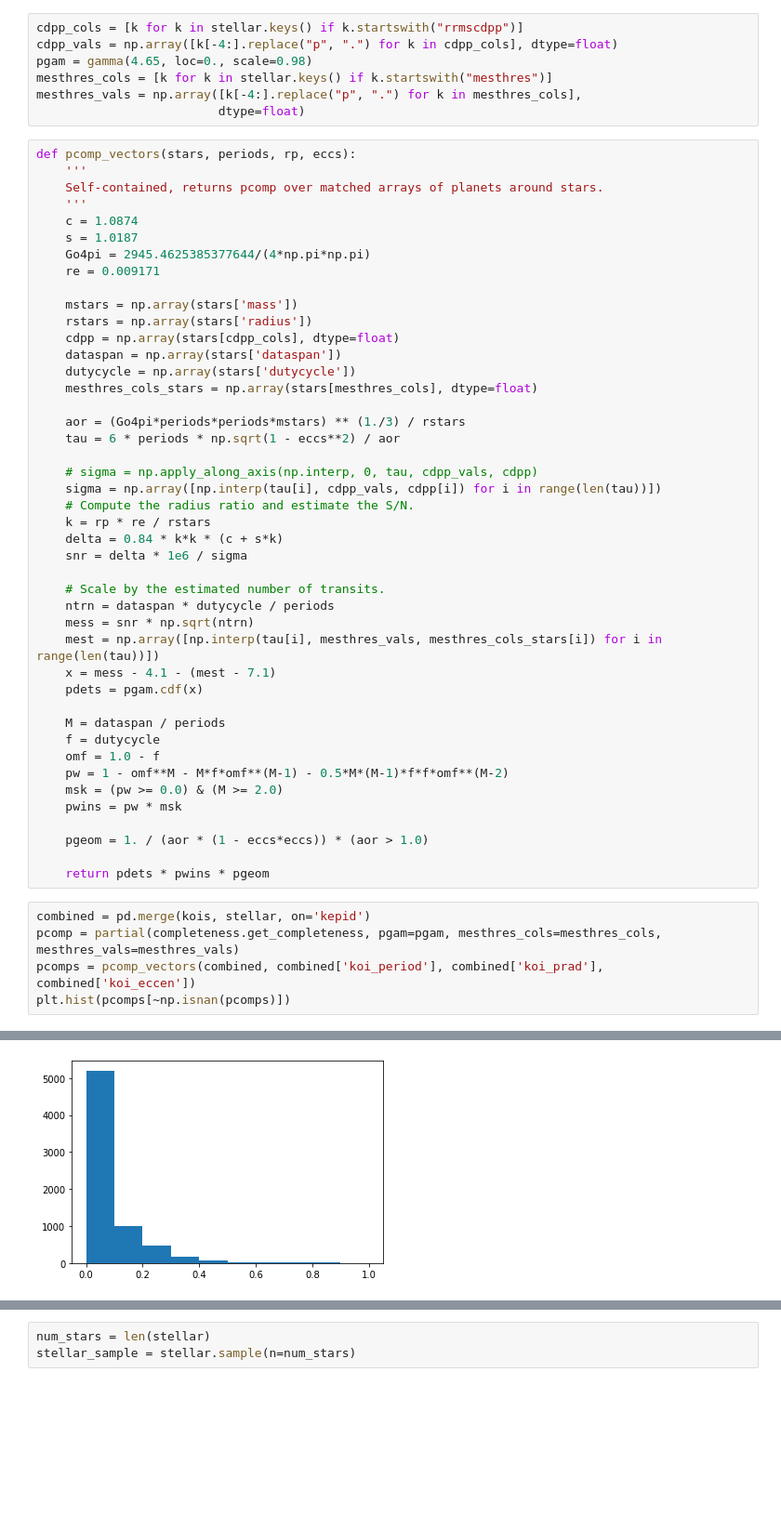
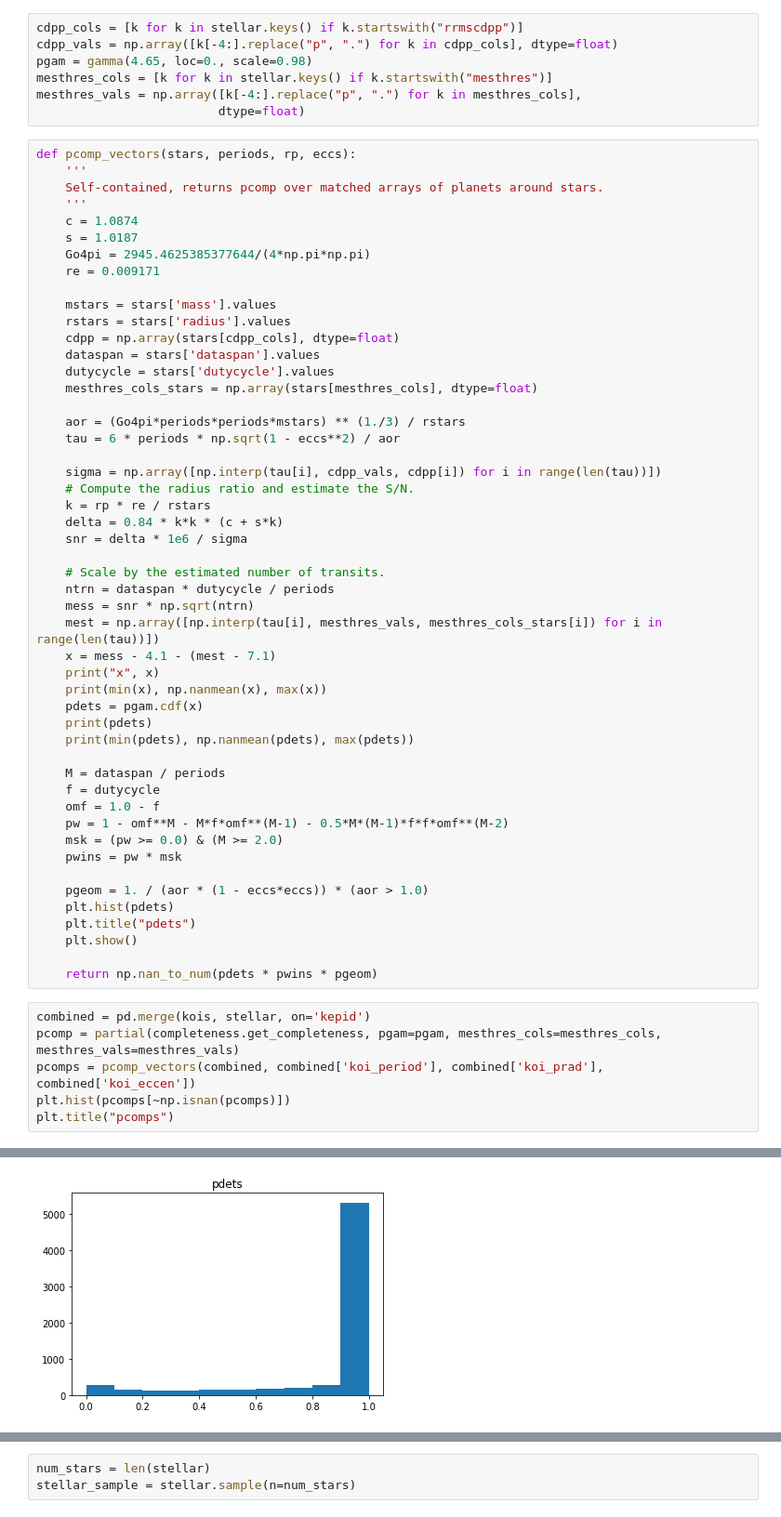
Before and after one commit to aditya-sengupta/exosyssim-prototyping, a Jupyter notebook: notebooks/occurrence_abc.ipynb, the cells around one changed output, grey strips where cells are left out. Shown: that part at 93% size. Saved outputs shown, nothing was run; the diff lists cells and outputs as text; blank space fills up the shorter version.

```diff
--- a/notebooks/occurrence_abc.ipynb
+++ b/notebooks/occurrence_abc.ipynb
@@ -113,17 +116,16 @@ def pcomp_vectors(stars, periods, rp, eccs):
     Go4pi = 2945.4625385377644/(4*np.pi*np.pi)
     re = 0.009171
 
-    mstars = np.array(stars['mass'])
-    rstars = np.array(stars['radius'])
+    mstars = stars['mass'].values
+    rstars = stars['radius'].values
     cdpp = np.array(stars[cdpp_cols], dtype=float)
-    dataspan = np.array(stars['dataspan'])
-    dutycycle = np.array(stars['dutycycle'])
+    dataspan = stars['dataspan'].values
+    dutycycle = stars['dutycycle'].values
     mesthres_cols_stars = np.array(stars[mesthres_cols], dtype=float)
 
     aor = (Go4pi*periods*periods*mstars) ** (1./3) / rstars
     tau = 6 * periods * np.sqrt(1 - eccs**2) / aor
 
-    # sigma = np.apply_along_axis(np.interp, 0, tau, cdpp_vals, cdpp)
     sigma = np.array([np.interp(tau[i], cdpp_vals, cdpp[i]) for i in range(len(tau))])
     # Compute the radius ratio and estimate the S/N.
     k = rp * re / rstars
@@ -135,7 +137,11 @@ def pcomp_vectors(stars, periods, rp, eccs):
     mess = snr * np.sqrt(ntrn)
     mest = np.array([np.interp(tau[i], mesthres_vals, mesthres_cols_stars[i]) for i in range(len(tau))])
     x = mess - 4.1 - (mest - 7.1)
+    print("x", x)
+    print(min(x), np.nanmean(x), max(x))
     pdets = pgam.cdf(x)
+    print(pdets)
+    print(min(pdets), np.nanmean(pdets), max(pdets))
 
     M = dataspan / periods
     f = dutycycle
@@ -145,11 +151,15 @@ def pcomp_vectors(stars, periods, rp, eccs):
     pwins = pw * msk
 
     pgeom = 1. / (aor * (1 - eccs*eccs)) * (aor > 1.0)
+    plt.hist(pdets)
+    plt.title("pdets")
+    plt.show()
 
-    return pdets * pwins * pgeom
+    return np.nan_to_num(pdets * pwins * pgeom)
 # %%
 combined = pd.merge(kois, stellar, on='kepid')
 pcomp = partial(completeness.get_completeness, pgam=pgam, mesthres_cols=mesthres_cols, mesthres_vals=mesthres_vals)
 pcomps = pcomp_vectors(combined, combined['koi_period'], combined['koi_prad'], combined['koi_eccen'])
 plt.hist(pcomps[~np.isnan(pcomps)])
+plt.title("pcomps")
 # %% [output]
@@ -162 +181 @@ plt.hist(pcomps[~np.isnan(pcomps)])
-[figure, old version]
+[figure, new version]
```
Also changed, not shown: parts of 27 cells of this notebook.
